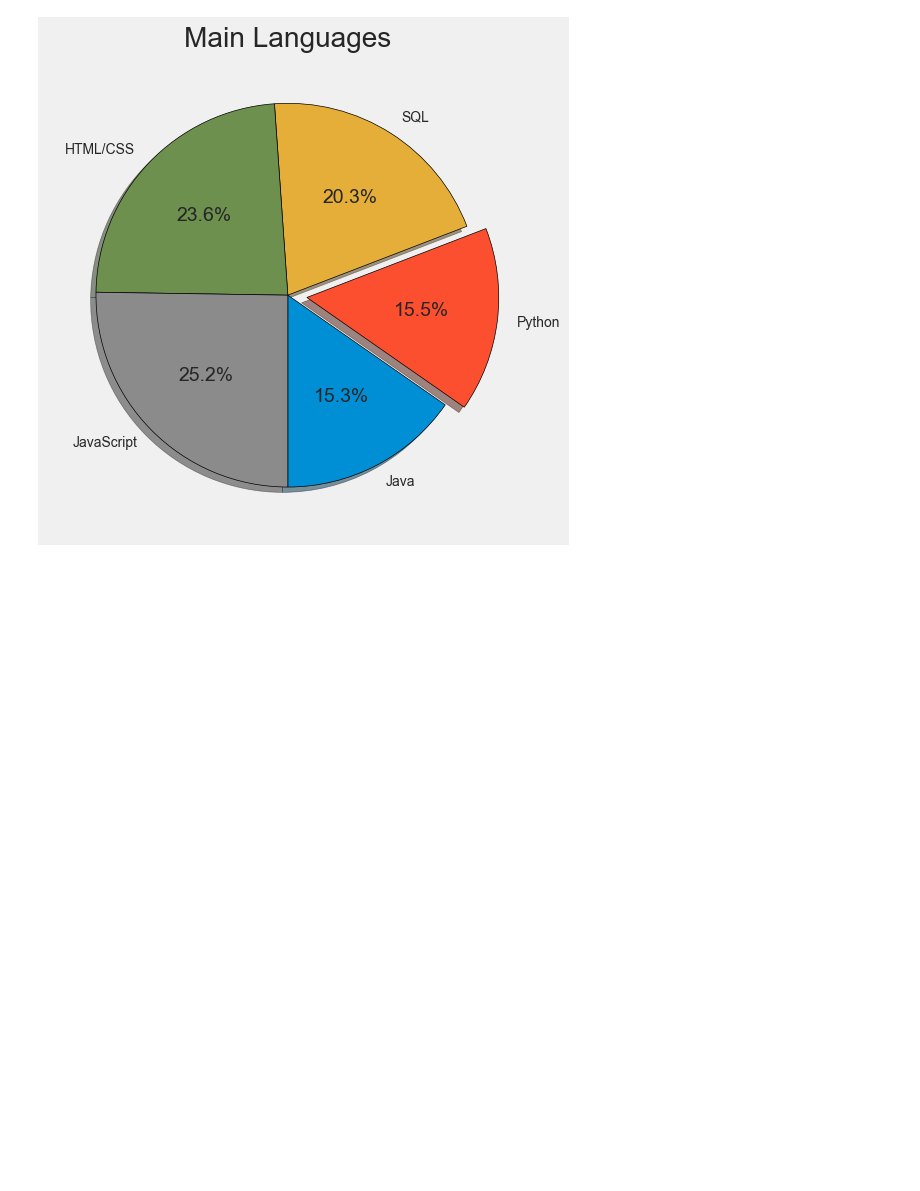
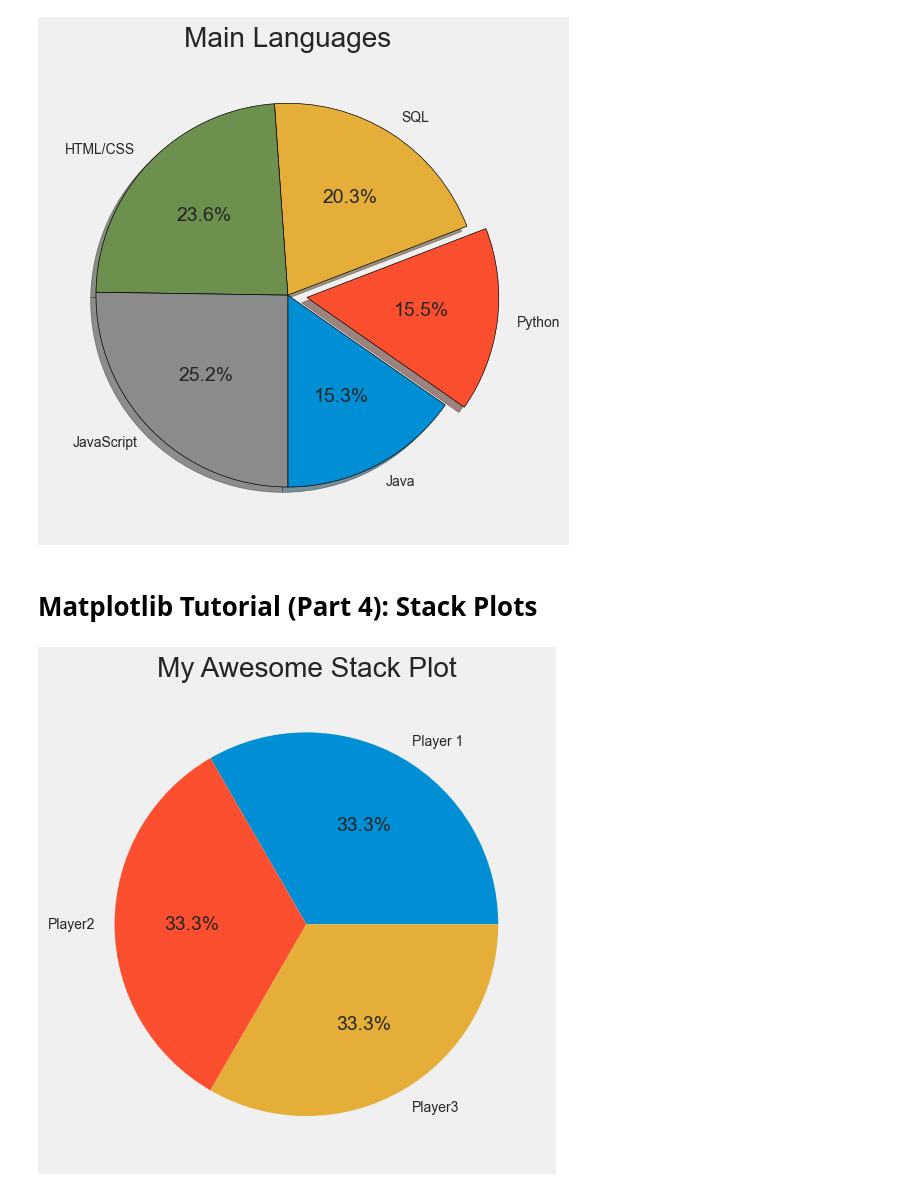
Before and after one commit to guamoshtli/Pandas, a Jupyter notebook: matplot.ipynb, the cells around one changed output. Drawn from its saved outputs; the diff is of its cells as text; code cells hidden in the pictures; blank space fills up the shorter version.

Commit message:
Matplotlib Tutorial (Part 4): Stack Plots

```diff
--- a/matplot.ipynb
+++ b/matplot.ipynb
@@ -565,3 +565,19 @@ plt.tight_layout()
 plt.show()
 # %% [output]
 [figure]
+# %% [markdown]
+# Matplotlib Tutorial (Part 4): Stack Plots
+# %%
+from matplotlib import pyplot as plt
+
+plt.style.use("fivethirtyeight")
+minutes = [1, 2, 3, 4, 5, 6, 7, 8, 9]
+player1 = [1, 2, 3, 3, 4, 4, 4, 4, 5]
+player2 = [1, 1, 1, 1, 2, 2, 2, 3, 4]
+player3 = [1, 1, 1, 2, 2, 2, 3, 3, 3]
+plt.pie([1, 1, 1], labels=["Player 1", "Player2", "Player3"], autopct='%1.1f%%')
+plt.title("My Awesome Stack Plot")
+plt.tight_layout()
+plt.show()
+# %% [output]
+[figure, added]
```
Also changed, not shown: parts of 3 cells of this notebook.
